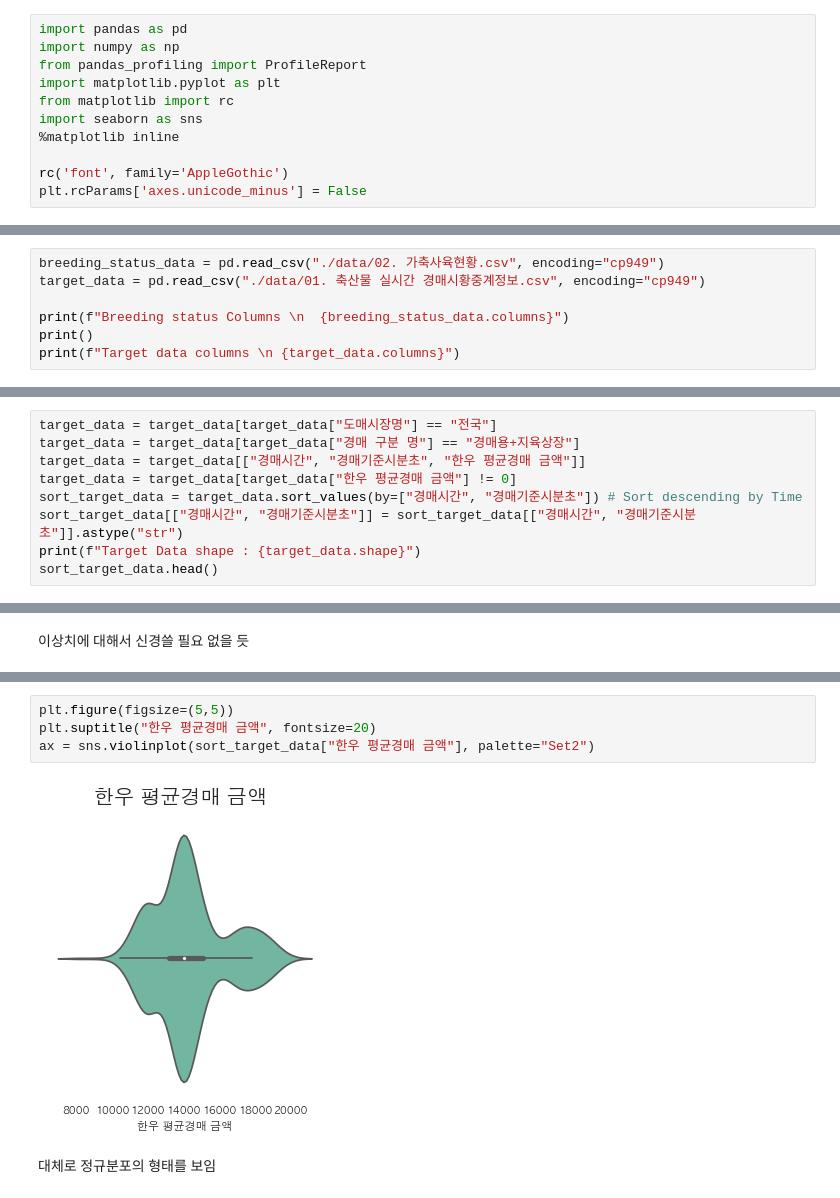
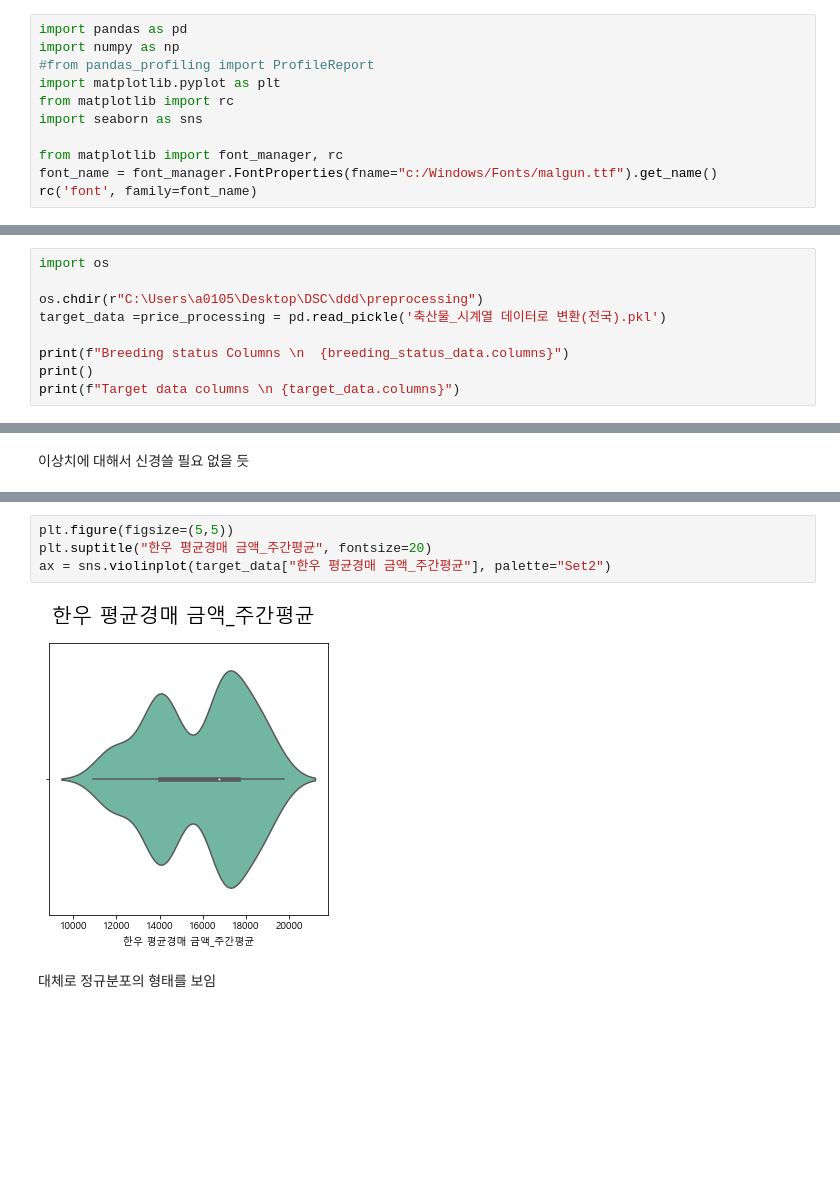
Before and after one commit to DSC-SCH/livestock-solution-project, a Jupyter notebook: eda/livestock_breeding_status.ipynb, the cells around one changed output, grey strips where cells are left out. Cells and saved outputs as stored; diff of their text form; blank space fills up the shorter version.

```diff
--- a/eda/livestock_breeding_status.ipynb
+++ b/eda/livestock_breeding_status.ipynb
@@ -17,11 +17,11 @@
 # %%
 import pandas as pd
 import numpy as np
-from pandas_profiling import ProfileReport
+#from pandas_profiling import ProfileReport
 import matplotlib.pyplot as plt
 from matplotlib import rc
 import seaborn as sns
-%matplotlib inline
 
-rc('font', family='AppleGothic')
-plt.rcParams['axes.unicode_minus'] = False
+from matplotlib import font_manager, rc
+font_name = font_manager.FontProperties(fname="c:/Windows/Fonts/malgun.ttf").get_name()
+rc('font', family=font_name)
@@ -28,6 +30,8 @@ plt.rcParams['axes.unicode_minus'] = False
 # %%
-breeding_status_data = pd.read_csv("./data/02. 가축사육현황.csv", encoding="cp949")
-target_data = pd.read_csv("./data/01. 축산물 실시간 경매시황중계정보.csv", encoding="cp949")
+import os
+
+os.chdir(r"C:\Users\a0105\Desktop\DSC\ddd\preprocessing")
+target_data =price_processing = pd.read_pickle('축산물_시계열 데이터로 변환(전국).pkl')
 
 print(f"Breeding status Columns \n  {breeding_status_data.columns}")
 print()
@@ -56,12 +55,3 @@ target_data_profile.to_file("./data/축산물_실시간_경매시황중계정보
 """
 # %% [output]
 '\nbreeding_data_profile = status_df.profile_report()\nbreeding_data_profile.to_file("./data/breeding_status_report.html")\n\ntarget_data_profile = target_data.profile_report()\ntarget_data_profile.to ...
-# %%
-target_data = target_data[target_data["도매시장명"] == "전국"]
-target_data = target_data[target_data["경매 구분 명"] == "경매용+지육상장"]
-target_data = target_data[["경매시간", "경매기준시분초", "한우 평균경매 금액"]]
-target_data = target_data[target_data["한우 평균경매 금액"] != 0]
-sort_target_data = target_data.sort_values(by=["경매시간", "경매기준시분초"]) # Sort descending by Time
-sort_target_data[["경매시간", "경매기준시분초"]] = sort_target_data[["경매시간", "경매기준시분초"]].astype("str")
-print(f"Target Data shape : {target_data.shape}")
-sort_target_data.head()
@@ -296,9 +248,9 @@ Name: 한우 평균경매 금액, Length: 720, dtype: int64
 # %%
 plt.figure(figsize=(5,5))
-plt.suptitle("한우 평균경매 금액", fontsize=20)
-ax = sns.violinplot(sort_target_data["한우 평균경매 금액"], palette="Set2")
+plt.suptitle("한우 평균경매 금액_주간평균", fontsize=20)
+ax = sns.violinplot(target_data["한우 평균경매 금액_주간평균"], palette="Set2")
 # %% [output]
-[figure, old version]
+[figure, new version]
 # %% [markdown]
 대체로 정규분포의 형태를 보임
 # %% [markdown]
```
Also changed, not shown: parts of 33 cells of this notebook, 2 other files.
